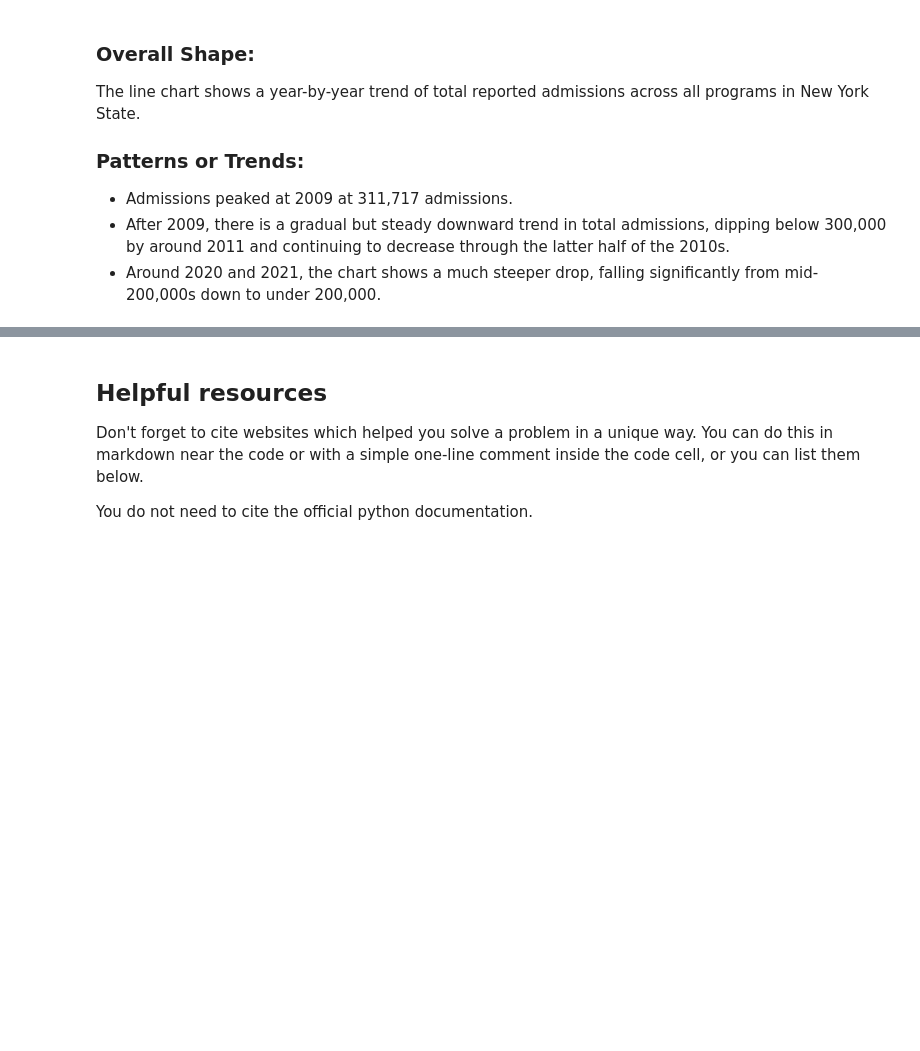
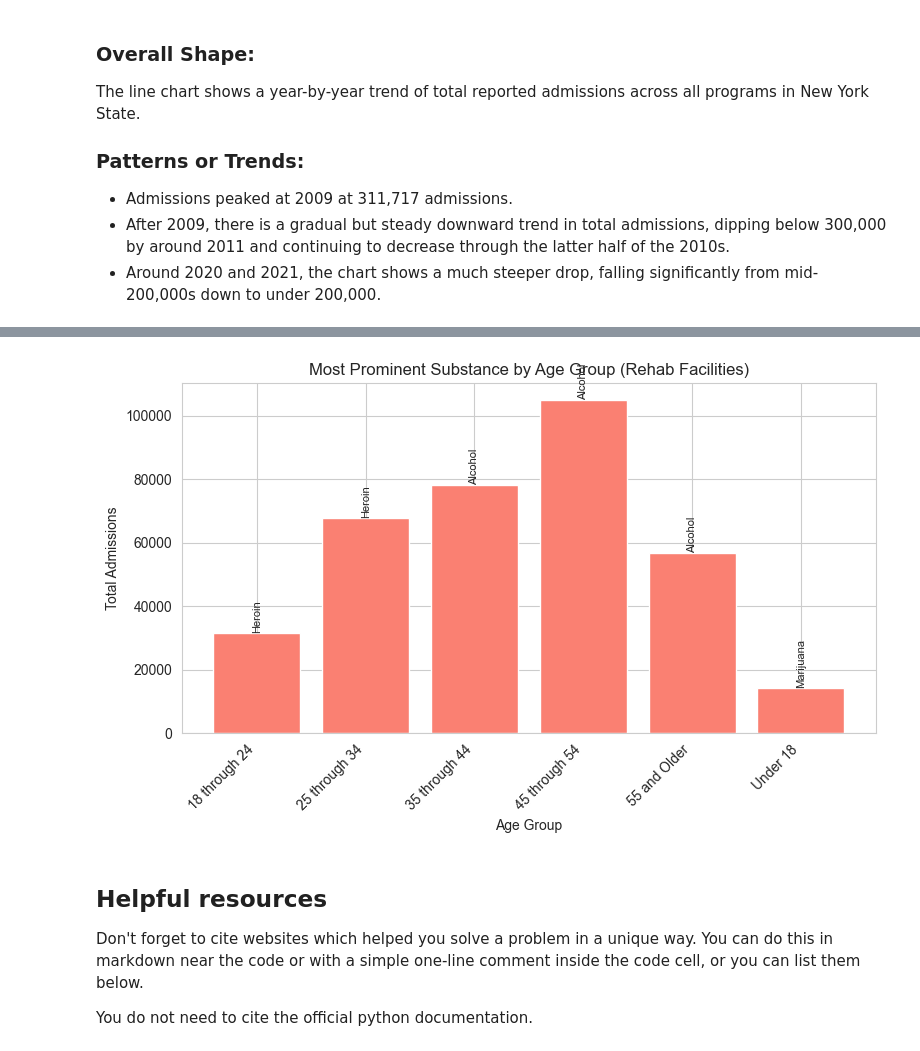
Before and after one commit to DavidYu75/ds3000-assignments, a Jupyter notebook: DS3000.A4.David.Yu.ipynb, the cells around one changed output, grey strips where cells are left out. Drawn from its saved outputs; the diff is of its cells as text; code cells hidden in the pictures; blank space fills up the shorter version.

```diff
--- a/DS3000.A4.David.Yu.ipynb
+++ b/DS3000.A4.David.Yu.ipynb
@@ -262,3 +323,43 @@ The line chart shows a year-by-year trend of total reported admissions across al
+# %%
+import re
+
+df_rehab = df[df['Service Type'].str.contains(r"(rehab|rehabilitat)",
+                                              flags=re.IGNORECASE,
+                                              na=False)]
+
+# Group by Age Group and Substance
+grouped = df_rehab.groupby(['Age Group', 'Primary Substance Group'])['Admissions'].sum().reset_index()
+
+# For each age group, find the substance with the maximum admissions
+idx_max = grouped.groupby('Age Group')['Admissions'].idxmax()
+top_substance_by_age = grouped.loc[idx_max].sort_values('Age Group')
+
+def plotTopSubstancesByAge(df_top):
+    """
+    Plots a bar chart of the top substance for each age group in rehab facilities
+    """
+    plt.figure(figsize=(8, 5))
+
+    df_top_sorted = df_top.sort_values('Age Group')
+
+    bars = plt.bar(df_top_sorted['Age Group'], df_top_sorted['Admissions'], color='salmon')
+    plt.title("Most Prominent Substance by Age Group (Rehab Facilities)")
+    plt.xlabel("Age Group")
+    plt.ylabel("Total Admissions")
+
+    for bar, substance in zip(bars, df_top_sorted['Primary Substance Group']):
+        height = bar.get_height()
+        plt.text(bar.get_x() + bar.get_width()/2, height,
+                 substance,
+                 ha='center', va='bottom', rotation=90, fontsize=8)
+
+    plt.xticks(rotation=45, ha='right')
+    plt.tight_layout()
+    plt.show()
+
+plotTopSubstancesByAge(top_substance_by_age)
+# %% [output]
+[figure, added]
 # %% [markdown]
 ## Helpful resources
 Don't forget to cite websites which helped you solve a problem in a unique way.  You can do this in markdown near the code or with a simple one-line comment inside the code cell, or you can list them below.
```
Also changed, not shown: parts of 5 cells of this notebook.
